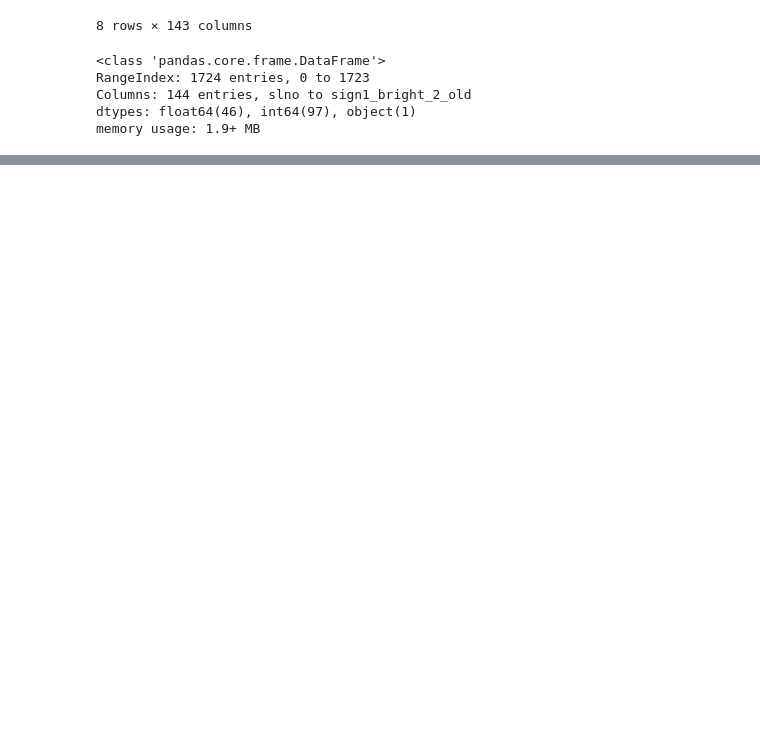
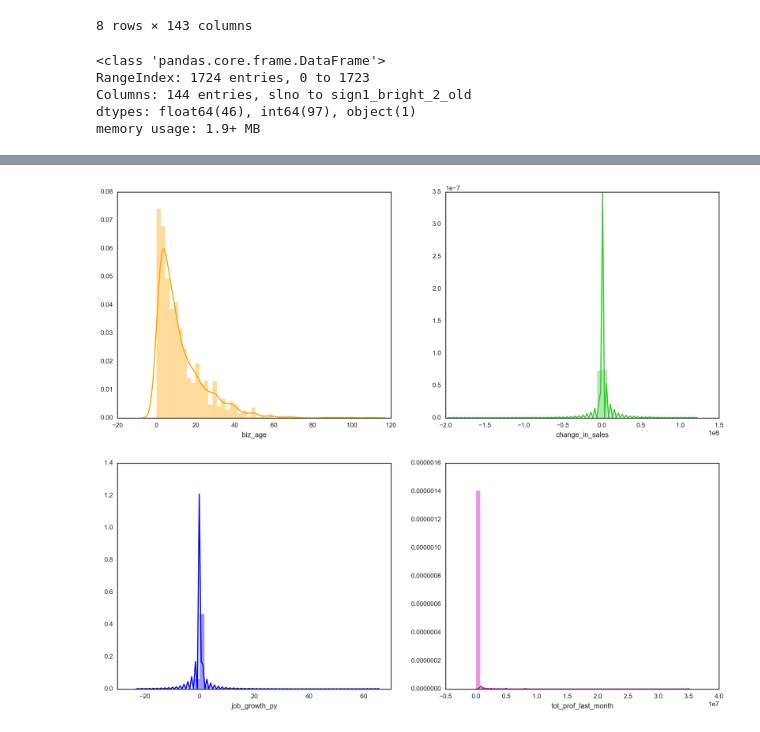
Before and after one commit to sjmanning/ECON628-01-sjmanning, a Jupyter notebook: Project_2_Bangladesh.ipynb, the cells around one changed output, grey strips where cells are left out. Cells and saved outputs as stored; diff of their text form; code cells hidden in the pictures; blank space fills up the shorter version.

```diff
--- a/Project_2_Bangladesh.ipynb
+++ b/Project_2_Bangladesh.ipynb
@@ -341,0 +563,13 @@ bang1['change_in_wrkrs_py'] = (bang1['current_num_tot_workers'] - bang1['tot_num
+# %%
+fig, axarr = plt.subplots(2, 2, figsize=(15,13),
+                         sharex=False, sharey=False)
+
+axarr[0,0] = sns.distplot(bang1.biz_age ,ax=axarr[0,0], color='orange')
+
+axarr[0,1] = sns.distplot(bang1.change_in_sales ,ax=axarr[0,1], color='limegreen')
+
+axarr[1,0] = sns.distplot(bang1.job_growth_py, ax=axarr[1,0], color='blue')
+
+axarr[1,1] = sns.distplot(bang1.tot_prof_last_month, ax=axarr[1,1], color='m')
+# %% [output]
+[figure, added]
```
Also changed, not shown: parts of 121 cells of this notebook.
